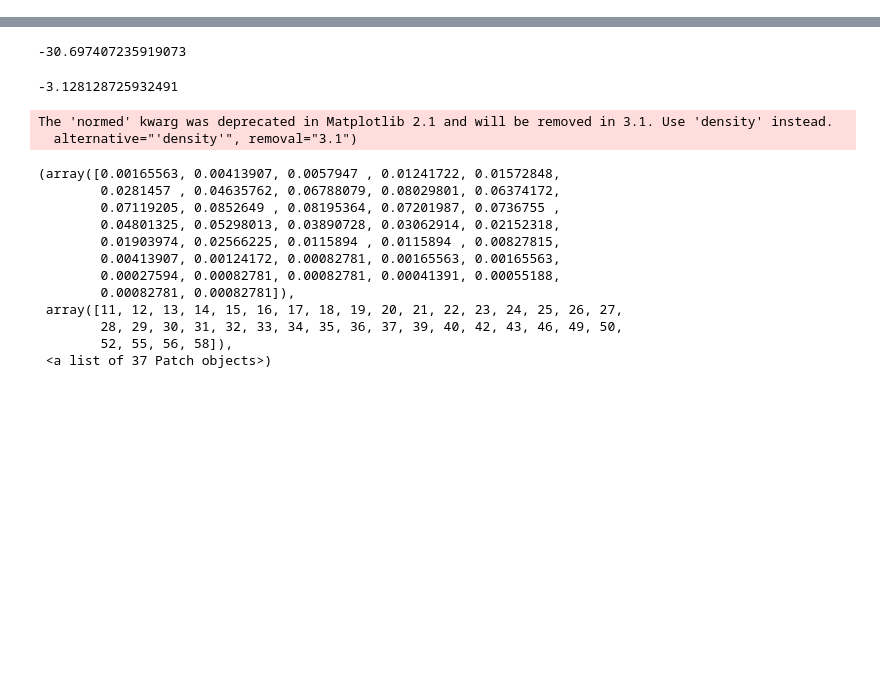
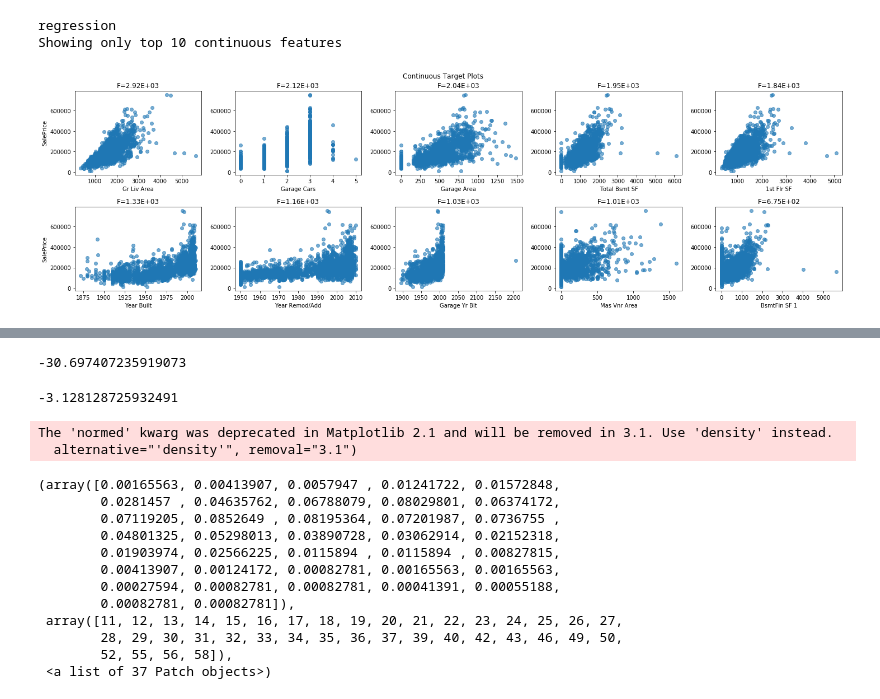
Before and after one commit to dabl/dabl, a Jupyter notebook: testing.ipynb, the cells around one changed output, grey strips where cells are left out. Drawn from its saved outputs; the diff is of its cells as text; code cells hidden in the pictures; blank space fills up the shorter version.

```diff
--- a/testing.ipynb
+++ b/testing.ipynb
@@ -55,0 +33,2 @@ poi.dist.
+# %%
+ames = pd.read_excel("/home/andy/datasets/AmesHousing.xls")
@@ -55,0 +58,6 @@ poi.dist.
+# %%
+plot_supervised(ames, 'SalePrice')
+# %% [output]
+regression
+Showing only top 10 continuous features
+[figure, added]
```
Also changed, not shown: parts of 13 cells of this notebook, 1 other file.
